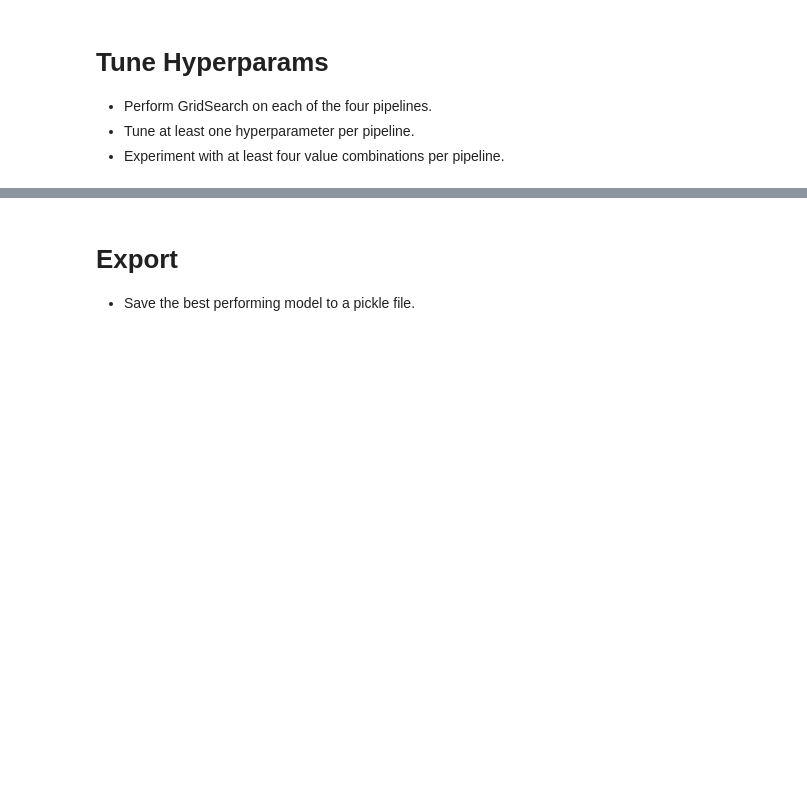
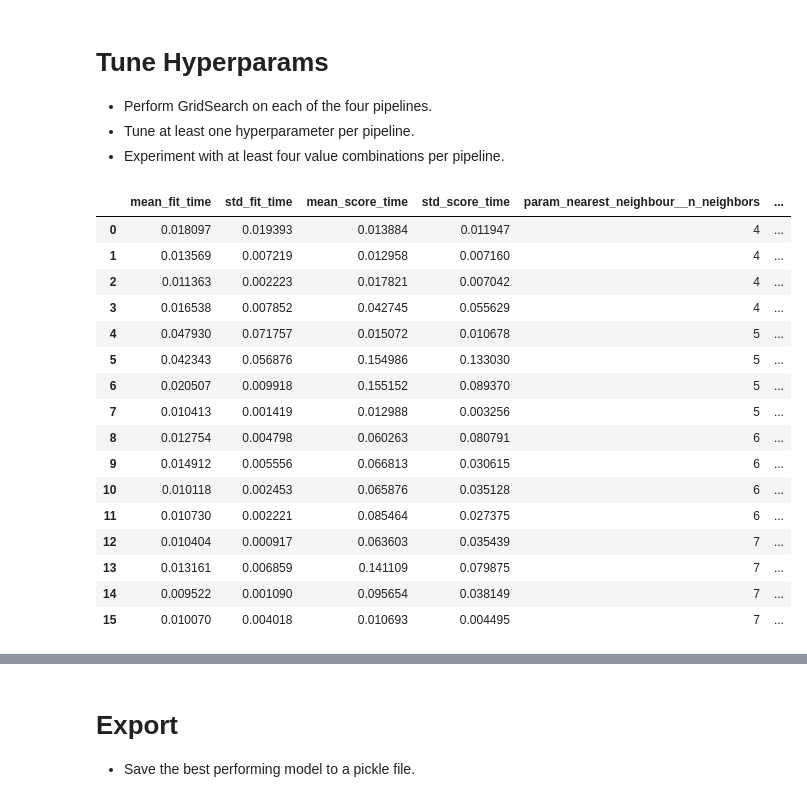
Before and after one commit to SupermanRitz/scaling_to_production, a Jupyter notebook: 02_activities/assignments/assignment_3.ipynb, the cells around one changed output, grey strips where cells are left out. Saved outputs shown, nothing was run; the diff lists cells and outputs as text; code cells hidden in the pictures; blank space fills up the shorter version.

```diff
--- a/02_activities/assignments/assignment_3.ipynb
+++ b/02_activities/assignments/assignment_3.ipynb
@@ -87,8 +87,8 @@ from sklearn.svm import SVR
 
 Create the features data frame and target data.
 # %%
-X = fires_dt.drop('area', axis=1)
-Y = fires_dt['area']
+X = fires_dt.drop(columns='area')
+Y = fires_dt[['area']]
 # %%
 scaler = StandardScaler()
 X_cols = X[['ffmc' , 'dmc' , 'dc' , 'isi' , 'temp' , 'rh' , 'wind' , 'rain']]
@@ -293,0 +293,22 @@ def model_eval(model , params , scoring , x_train , y_train):
+# %%
+evr , evp , evb = model_eval(pipe1_base , base_params , scoring , x_train , y_train)
+
+evr.sort()
+# %% [output]
+|  | mean_fit_time | std_fit_time | mean_score_time | std_score_time | param_nearest_neighbour__n_neighbors | ... |
+| 0 | 0.018097 | 0.019393 | 0.013884 | 0.011947 | 4 | ... |
+| 1 | 0.013569 | 0.007219 | 0.012958 | 0.007160 | 4 | ... |
+| 2 | 0.011363 | 0.002223 | 0.017821 | 0.007042 | 4 | ... |
+| 3 | 0.016538 | 0.007852 | 0.042745 | 0.055629 | 4 | ... |
+| 4 | 0.047930 | 0.071757 | 0.015072 | 0.010678 | 5 | ... |
+| 5 | 0.042343 | 0.056876 | 0.154986 | 0.133030 | 5 | ... |
+| 6 | 0.020507 | 0.009918 | 0.155152 | 0.089370 | 5 | ... |
+| 7 | 0.010413 | 0.001419 | 0.012988 | 0.003256 | 5 | ... |
+| 8 | 0.012754 | 0.004798 | 0.060263 | 0.080791 | 6 | ... |
+| 9 | 0.014912 | 0.005556 | 0.066813 | 0.030615 | 6 | ... |
+| 10 | 0.010118 | 0.002453 | 0.065876 | 0.035128 | 6 | ... |
+| 11 | 0.010730 | 0.002221 | 0.085464 | 0.027375 | 6 | ... |
+| 12 | 0.010404 | 0.000917 | 0.063603 | 0.035439 | 7 | ... |
+| 13 | 0.013161 | 0.006859 | 0.141109 | 0.079875 | 7 | ... |
+| 14 | 0.009522 | 0.001090 | 0.095654 | 0.038149 | 7 | ... |
+| 15 | 0.010070 | 0.004018 | 0.010693 | 0.004495 | 7 | ... |
```
Also changed, not shown: parts of 19 cells of this notebook.
